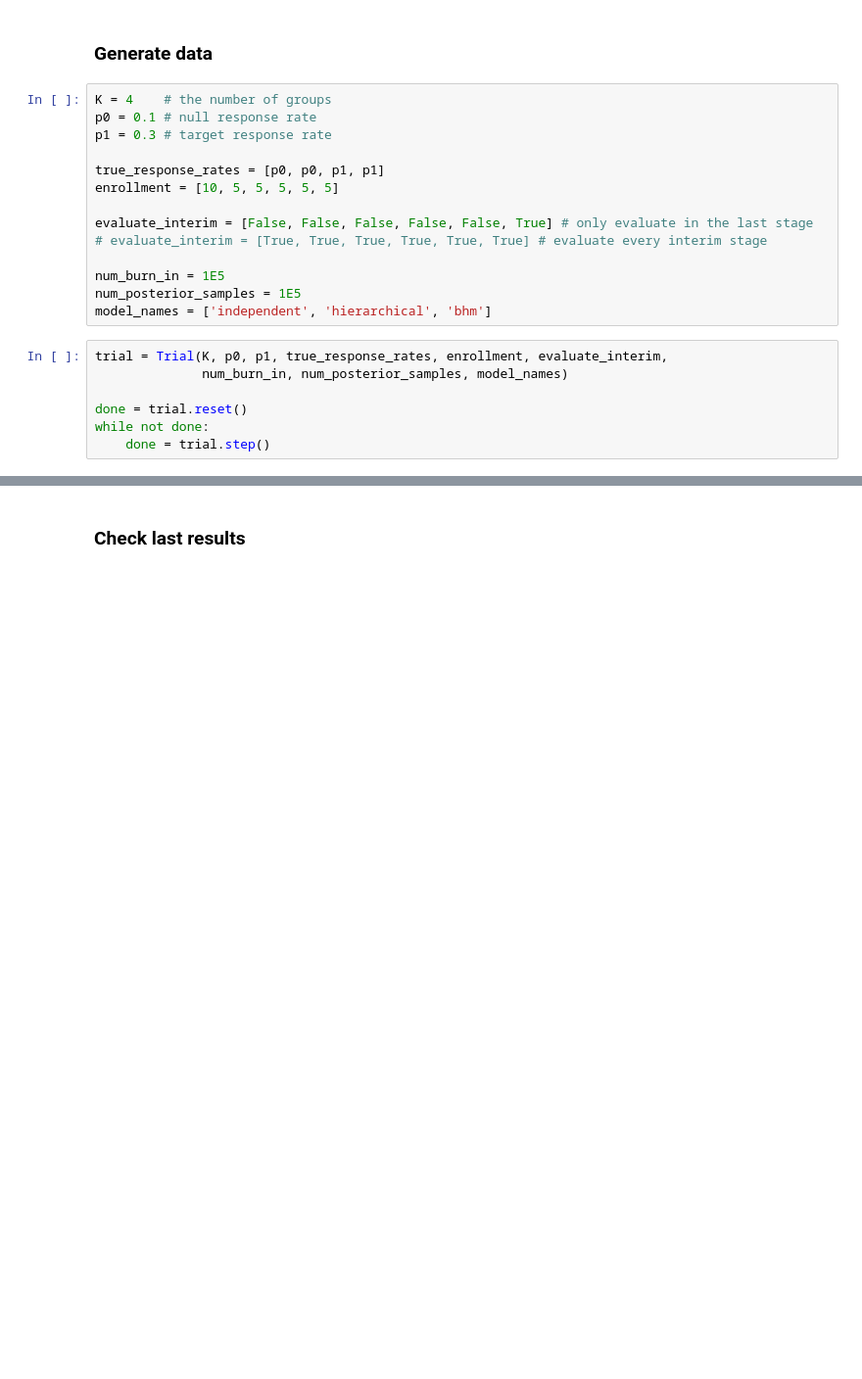
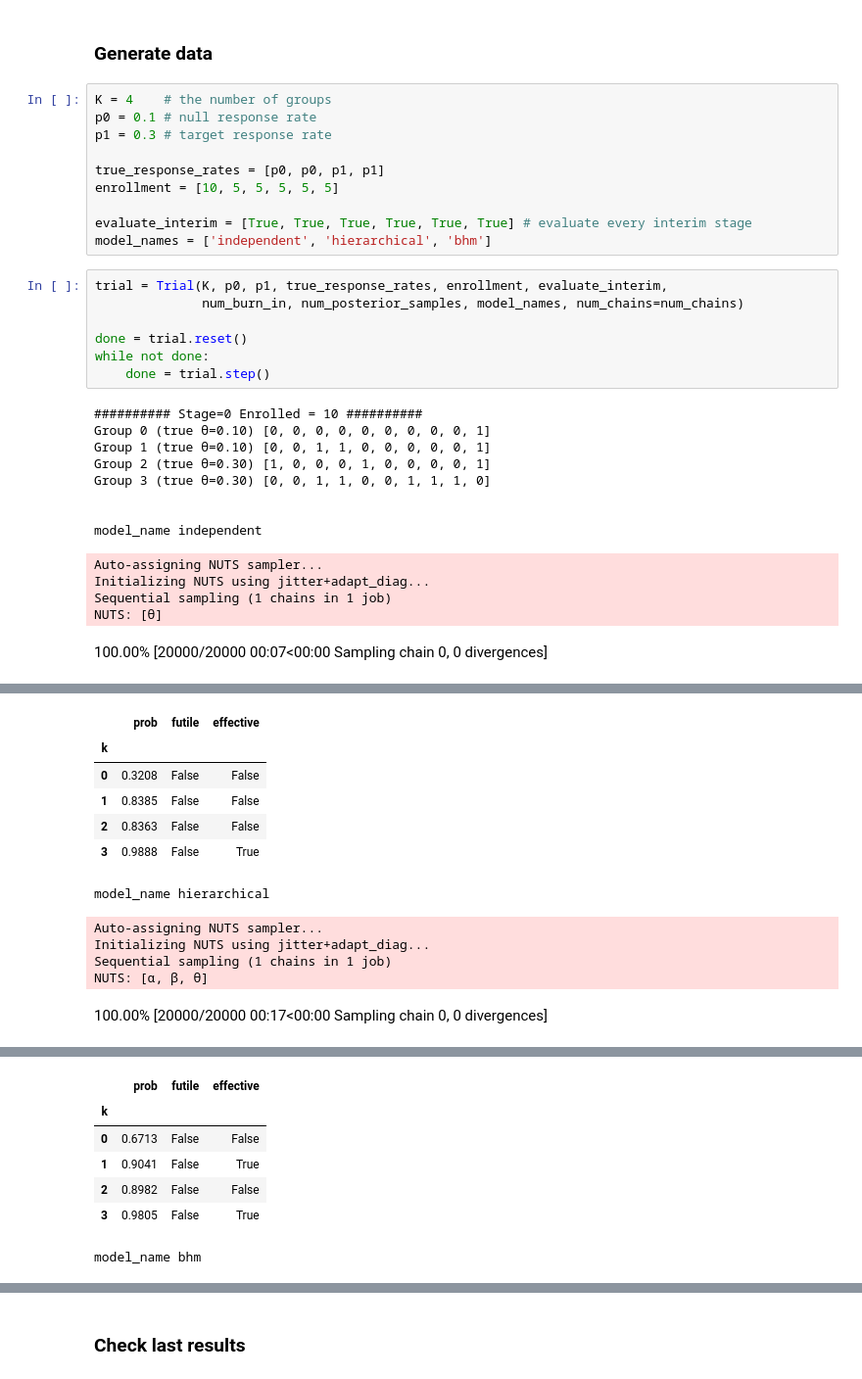
Before and after one commit to glasgowcompbio/pyBasket, a Jupyter notebook: notebooks/initial_codes.ipynb, the cells around one changed output, grey strips where cells are left out. Shown at 98% size. Saved outputs shown, nothing was run; the diff lists cells and outputs as text; blank space fills up the shorter version.

```diff
--- a/notebooks/initial_codes.ipynb
+++ b/notebooks/initial_codes.ipynb
@@ -165,16 +168,26 @@ p1 = 0.3 # target response rate
 true_response_rates = [p0, p0, p1, p1]
 enrollment = [10, 5, 5, 5, 5, 5]
 
-evaluate_interim = [False, False, False, False, False, True] # only evaluate in the last stage
-# evaluate_interim = [True, True, True, True, True, True] # evaluate every interim stage
-
-num_burn_in = 1E5
-num_posterior_samples = 1E5
+evaluate_interim = [True, True, True, True, True, True] # evaluate every interim stage
 model_names = ['independent', 'hierarchical', 'bhm']
 # %%
 trial = Trial(K, p0, p1, true_response_rates, enrollment, evaluate_interim,
-              num_burn_in, num_posterior_samples, model_names)
+              num_burn_in, num_posterior_samples, model_names, num_chains=num_chains)
 
 done = trial.reset()
 while not done:
     done = trial.step()
+# %% [output]
+########## Stage=0 Enrolled = 10 ##########
+Group 0 (true θ=0.10) [0, 0, 0, 0, 0, 0, 0, 0, 0, 1]
+Group 1 (true θ=0.10) [0, 0, 1, 1, 0, 0, 0, 0, 0, 1]
+Group 2 (true θ=0.30) [1, 0, 0, 0, 1, 0, 0, 0, 0, 1]
+Group 3 (true θ=0.30) [0, 0, 1, 1, 0, 0, 1, 1, 1, 0]
+
+
+model_name independent
+Auto-assigning NUTS sampler...
+Initializing NUTS using jitter+adapt_diag...
+Sequential sampling (1 chains in 1 job)
+NUTS: [θ]
+100.00% [20000/20000 00:07<00:00 Sampling chain 0, 0 divergences]
@@ -180,0 +195,12 @@ while not done:
+|  | prob | futile | effective |
+| k |  |  |  |
+| 0 | 0.3208 | False | False |
+| 1 | 0.8385 | False | False |
+| 2 | 0.8363 | False | False |
+| 3 | 0.9888 | False | True |
+model_name hierarchical
+Auto-assigning NUTS sampler...
+Initializing NUTS using jitter+adapt_diag...
+Sequential sampling (1 chains in 1 job)
+NUTS: [α, β, θ]
+100.00% [20000/20000 00:17<00:00 Sampling chain 0, 0 divergences]
@@ -180,0 +208,7 @@ while not done:
+|  | prob | futile | effective |
+| k |  |  |  |
+| 0 | 0.6713 | False | False |
+| 1 | 0.9041 | False | True |
+| 2 | 0.8982 | False | False |
+| 3 | 0.9805 | False | True |
+model_name bhm
```
Also changed, not shown: parts of 28 cells of this notebook, 2 other files.
